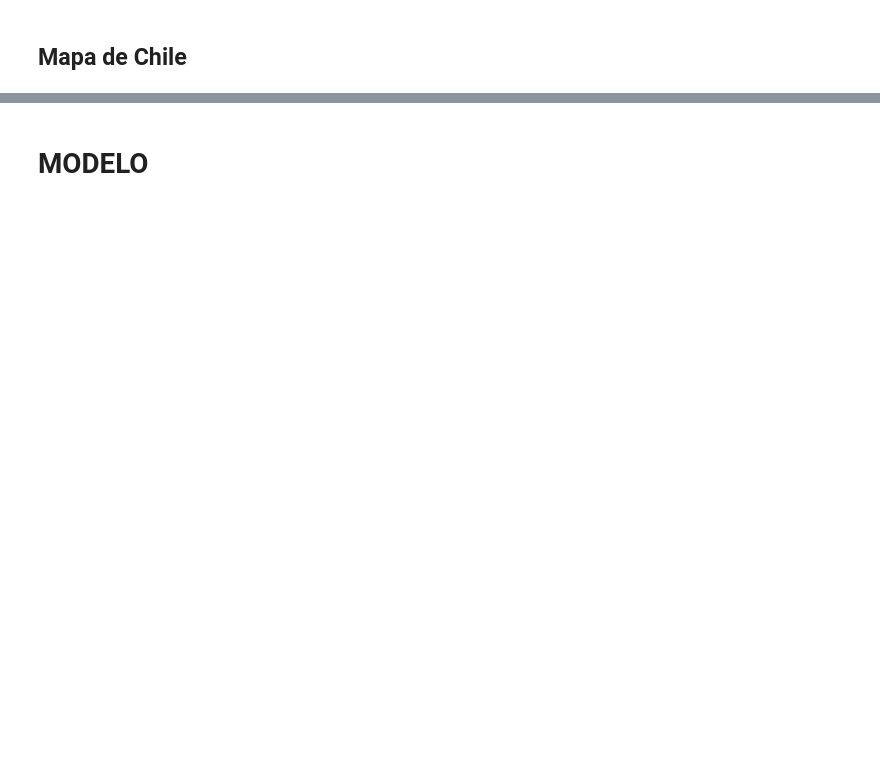
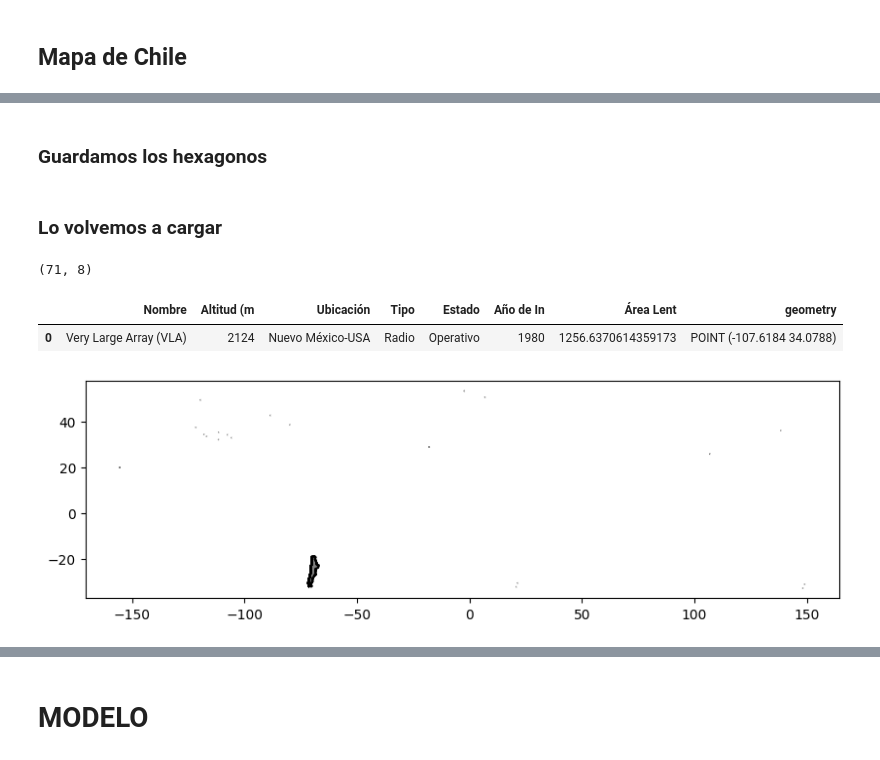
Before and after one commit to ChrisKmilo/Geoespatial-Project, a Jupyter notebook: Proyecto.ipynb, the cells around one changed output, grey strips where cells are left out. Cells and saved outputs as stored; diff of their text form; code cells hidden in the pictures; blank space fills up the shorter version.

```diff
--- a/Proyecto.ipynb
+++ b/Proyecto.ipynb
@@ -142,0 +225,2 @@ hex_grid
+# %% [markdown]
+### Guardamos los hexagonos
@@ -142,0 +231,22 @@ hex_grid
+# %% [markdown]
+### Lo volvemos a cargar
+# %%
+hexagonos = gpd.read_file("Datos/Hexagonos/hexagonos.shp").to_crs(epsg=4326)
+chile = chile.to_crs(epsg=4326)
+# %%
+obs = pd.concat([obs, obs_chile], ignore_index=True) ; obs_chile = None
+obs = obs.reset_index(drop=True)
+obs = gpd.GeoDataFrame(obs, geometry='geometry', crs="EPSG:4326")
+print(obs.shape)
+obs.head(1)
+# %% [output]
+(71, 8)
+|  | Nombre | Altitud (m | Ubicación | Tipo | Estado | Año de In | Área Lent | geometry |
+| 0 | Very Large Array (VLA) | 2124 | Nuevo México-USA | Radio | Operativo | 1980 | 1256.6370614359173 | POINT (-107.6184 34.0788) |
+# %%
+fig, ax = plt.subplots(figsize=(10, 10))
+chile.boundary.plot(ax=ax, color='black')
+hexagonos.plot(ax=ax, edgecolor='gray', facecolor='none')
+plt.show()
+# %% [output]
+[figure, added]
```
Also changed, not shown: parts of 51 cells of this notebook, 36 other files.
